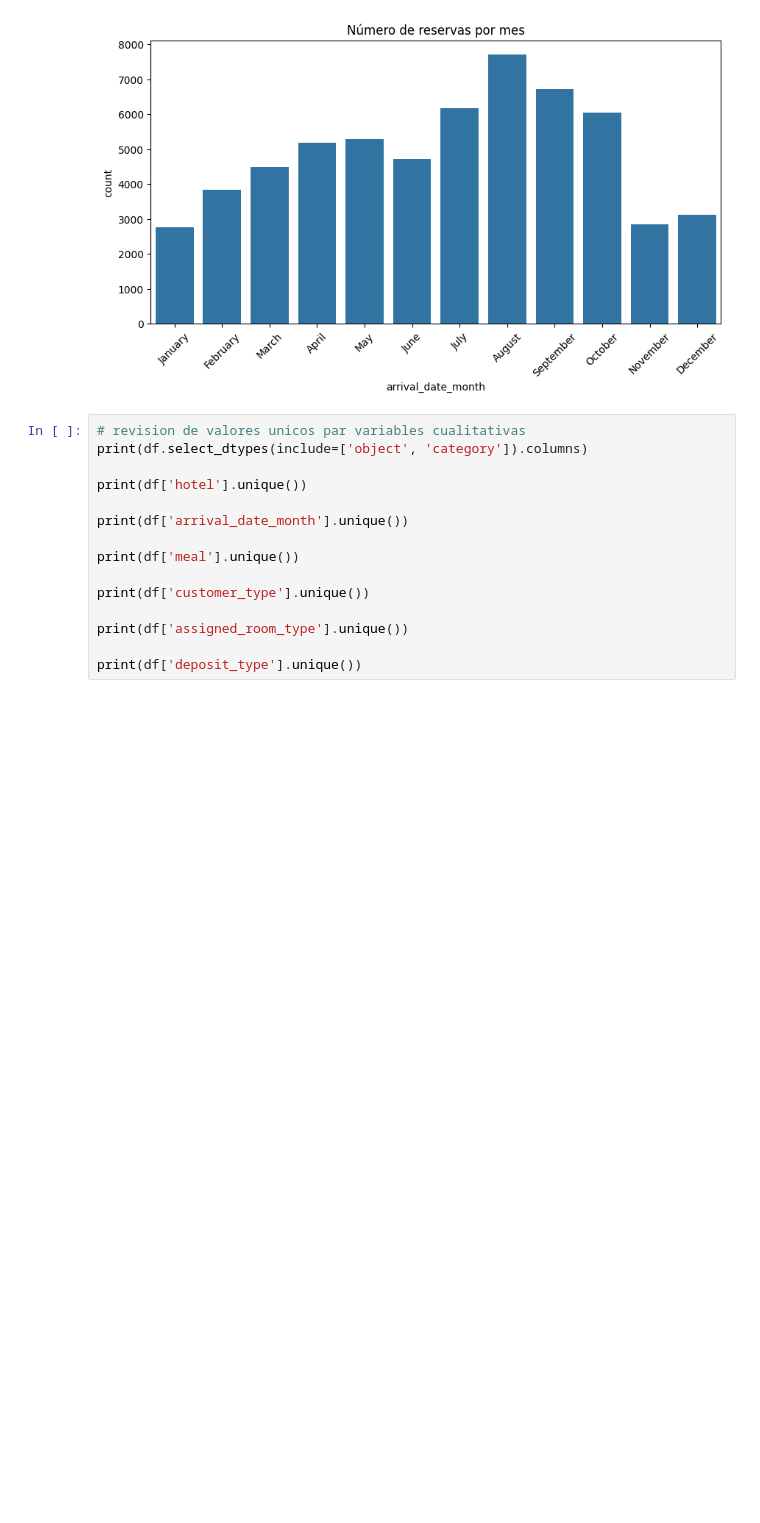
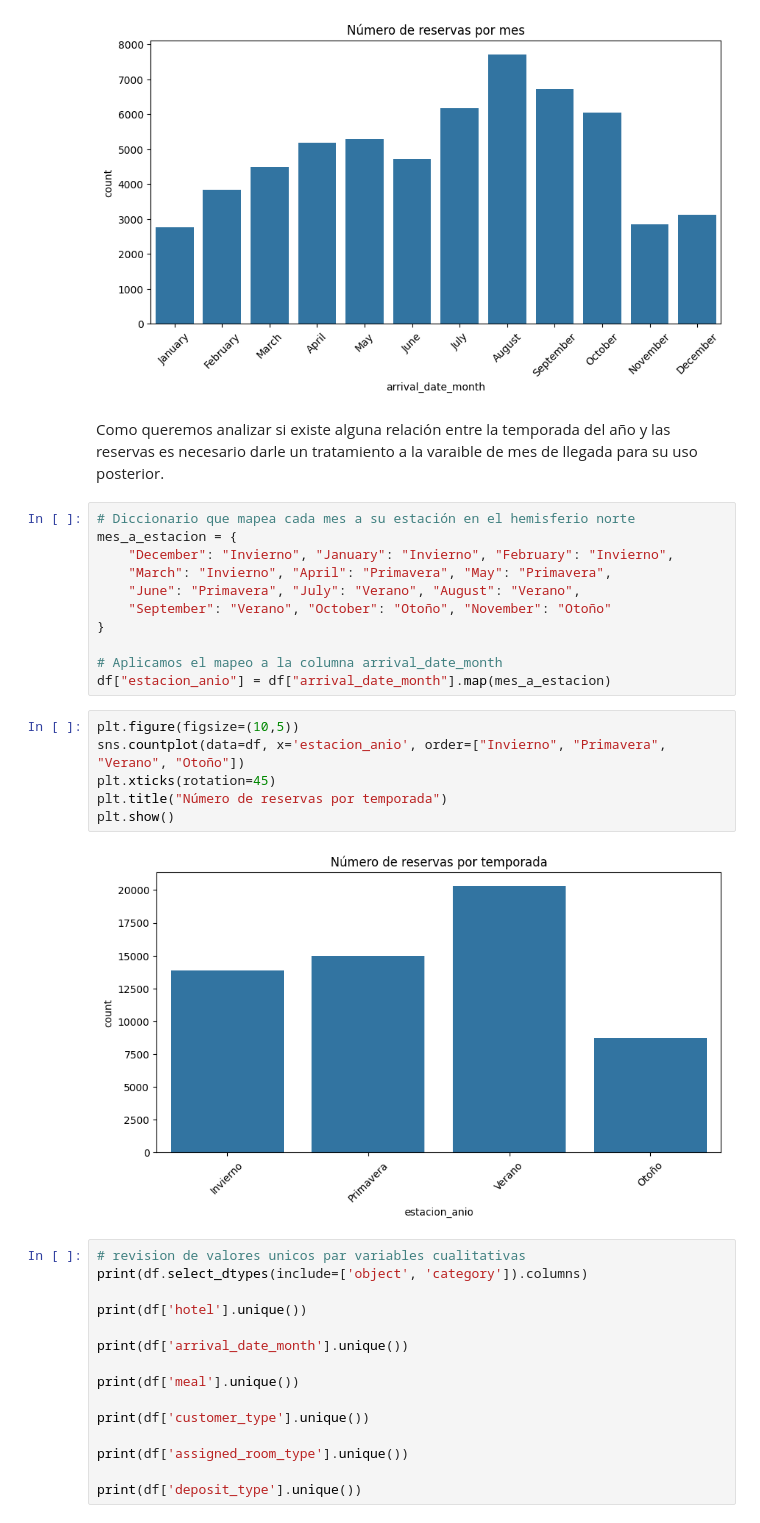
Before and after one commit to Traintain/MINE4101-Taller1, a Jupyter notebook: taller_1.ipynb, the cells around one changed output. Drawn from its saved outputs; the diff is of its cells as text; blank space fills up the shorter version.

```diff
--- a/taller_1.ipynb
+++ b/taller_1.ipynb
@@ -121,6 +121,27 @@ plt.title("Número de reservas por mes")
 plt.show()
 # %% [output]
 [figure]
+# %% [markdown]
+Como queremos analizar si existe alguna relación entre la temporada del año y las reservas es necesario darle un tratamiento a la varaible de mes de llegada para su uso posterior.
+# %%
+# Diccionario que mapea cada mes a su estación en el hemisferio norte
+mes_a_estacion = {
+    "December": "Invierno", "January": "Invierno", "February": "Invierno",
+    "March": "Invierno", "April": "Primavera", "May": "Primavera",
+    "June": "Primavera", "July": "Verano", "August": "Verano",
+    "September": "Verano", "October": "Otoño", "November": "Otoño"
+}
+
+# Aplicamos el mapeo a la columna arrival_date_month
+df["estacion_anio"] = df["arrival_date_month"].map(mes_a_estacion)
+# %%
+plt.figure(figsize=(10,5))
+sns.countplot(data=df, x='estacion_anio', order=["Invierno", "Primavera", "Verano", "Otoño"])
+plt.xticks(rotation=45)
+plt.title("Número de reservas por temporada")
+plt.show()
+# %% [output]
+[figure, added]
 # %%
 # revision de valores unicos par variables cualitativas
 print(df.select_dtypes(include=['object', 'category']).columns)
```
Also changed, not shown: parts of 4 cells of this notebook.
